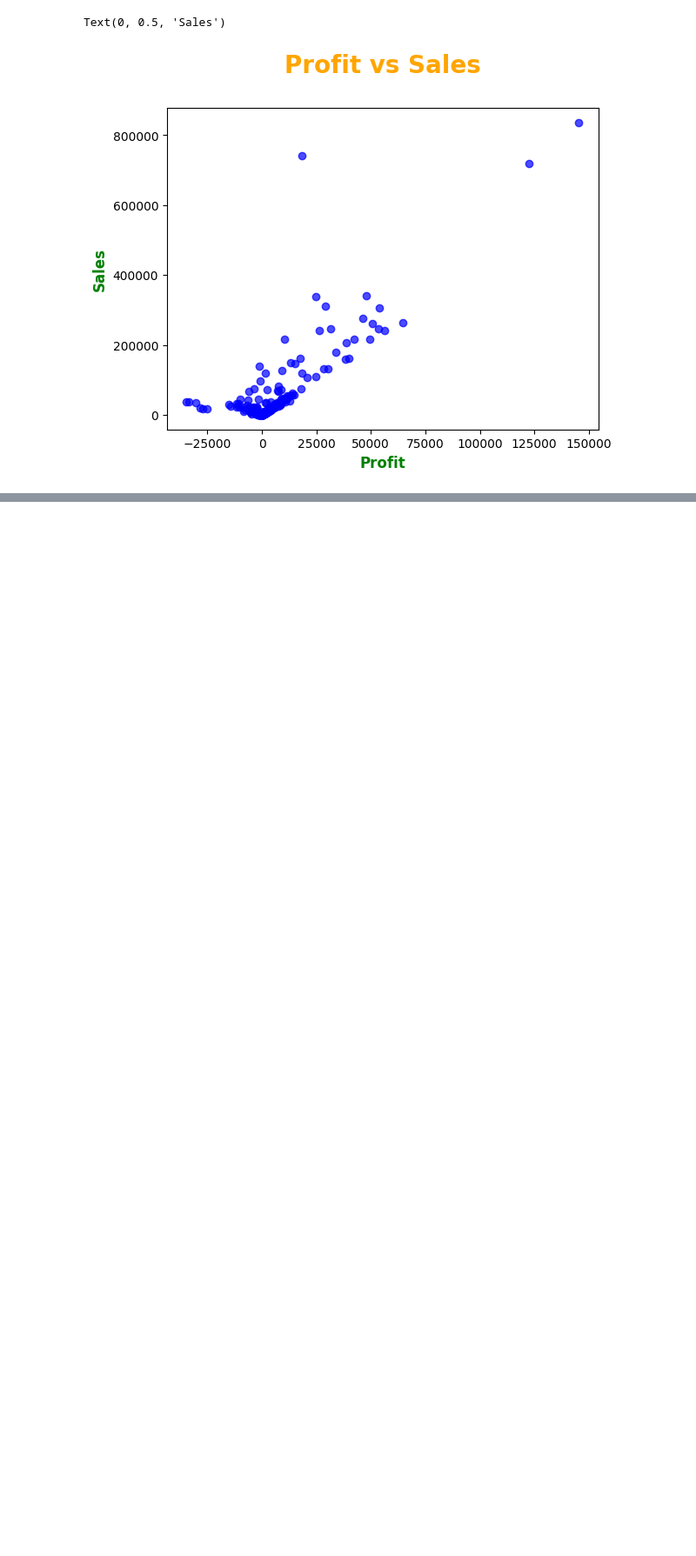
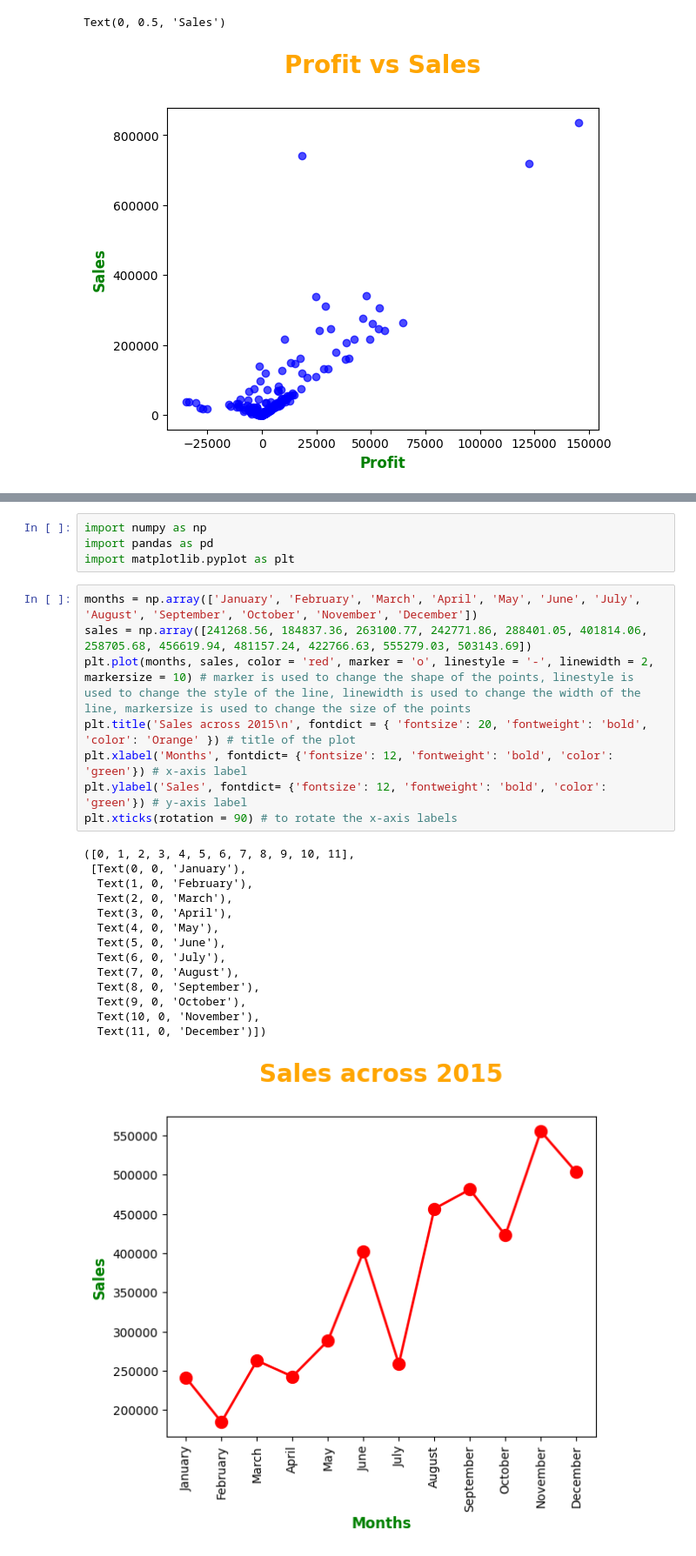
Before and after one commit to AsifVirani5/Project-Matplotlib-Seaborn-DataVisualization, a Jupyter notebook: Matplotlib - Interview Questions & Answers.ipynb, the cells around one changed output, grey strips where cells are left out. Shown: that part at 87% size. Drawn from its saved outputs; the diff is of its cells as text; blank space fills up the shorter version.

Commit message:
matplotlib codes

```diff
--- a/Matplotlib - Interview Questions & Answers.ipynb
+++ b/Matplotlib - Interview Questions & Answers.ipynb
@@ -64,0 +71,27 @@ Text(0, 0.5, 'Sales')
+# %%
+import numpy as np
+import pandas as pd
+import matplotlib.pyplot as plt
+# %%
+months = np.array(['January', 'February', 'March', 'April', 'May', 'June', 'July', 'August', 'September', 'October', 'November', 'December'])
+sales = np.array([241268.56, 184837.36, 263100.77, 242771.86, 288401.05, 401814.06, 258705.68, 456619.94, 481157.24, 422766.63, 555279.03, 503143.69])
+plt.plot(months, sales, color = 'red', marker = 'o', linestyle = '-', linewidth = 2, markersize = 10) # marker is used to change the shape of the points, linestyle is used to change the style of the line, linewidth is used to change the width of the line, markersize is used to change the size of the points
+plt.title('Sales across 2015\n', fontdict = { 'fontsize': 20, 'fontweight': 'bold', 'color': 'Orange' }) # title of the plot
+plt.xlabel('Months', fontdict= {'fontsize': 12, 'fontweight': 'bold', 'color': 'green'}) # x-axis label
+plt.ylabel('Sales', fontdict= {'fontsize': 12, 'fontweight': 'bold', 'color': 'green'}) # y-axis label
+plt.xticks(rotation = 90) # to rotate the x-axis labels
+# %% [output]
+([0, 1, 2, 3, 4, 5, 6, 7, 8, 9, 10, 11],
+ [Text(0, 0, 'January'),
+  Text(1, 0, 'February'),
+  Text(2, 0, 'March'),
+  Text(3, 0, 'April'),
+  Text(4, 0, 'May'),
+  Text(5, 0, 'June'),
+  Text(6, 0, 'July'),
+  Text(7, 0, 'August'),
+  Text(8, 0, 'September'),
+  Text(9, 0, 'October'),
+  Text(10, 0, 'November'),
+  Text(11, 0, 'December')])
+[figure, added]
```
Also changed, not shown: parts of 35 cells of this notebook, 2 other files.
